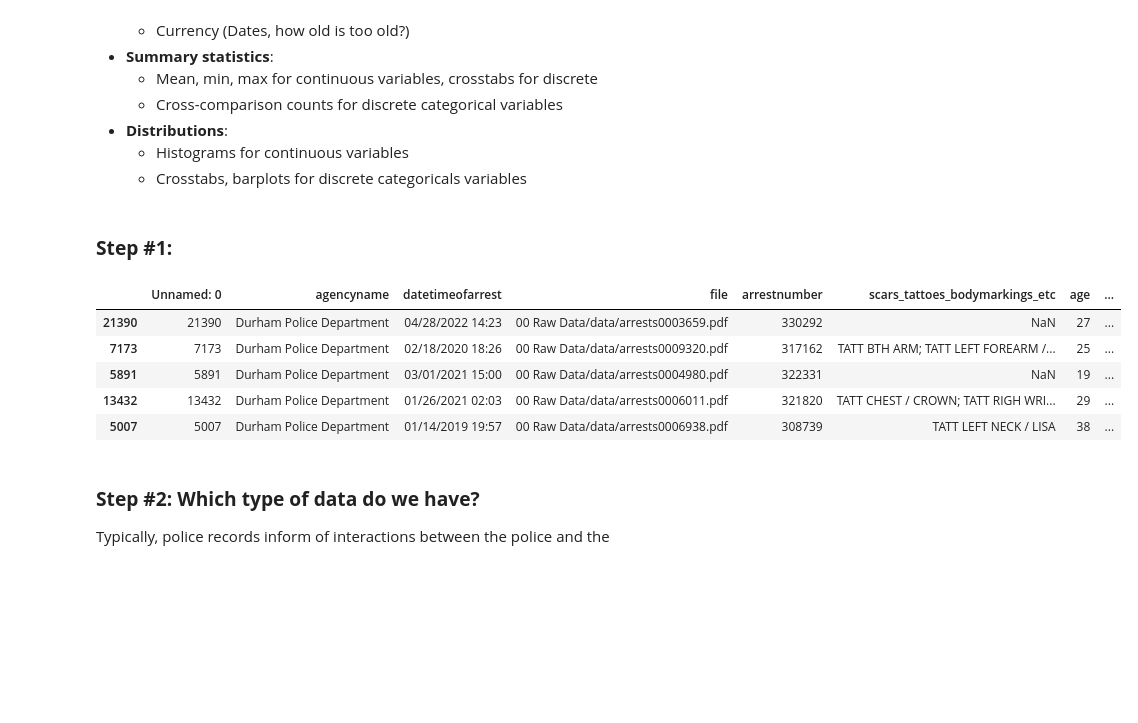
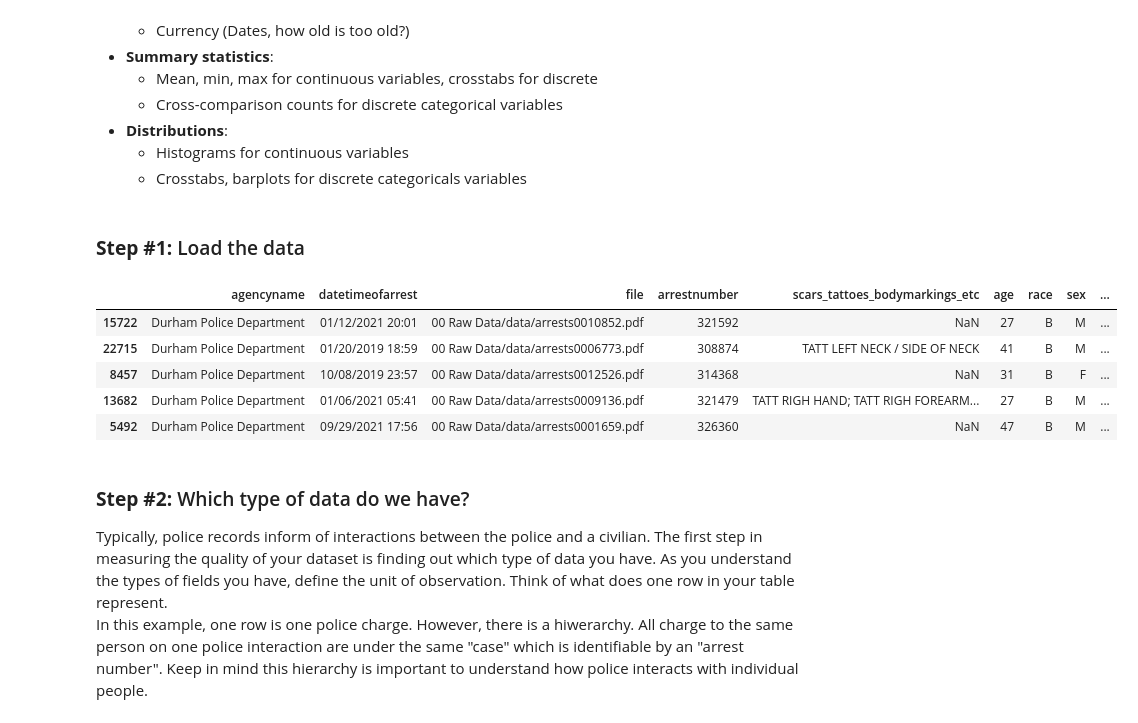
Before and after one commit to clarissaache/Small-Town-Policing-Accountability-Data-2022, a Jupyter notebook: 20 Analysis/eda_quality.ipynb, the cells around one changed output. Cells and saved outputs as stored; diff of their text form; code cells hidden in the pictures; blank space fills up the shorter version.

```diff
--- a/20 Analysis/eda_quality.ipynb
+++ b/20 Analysis/eda_quality.ipynb
@@ -17,26 +17,35 @@ This document contains sample code and instructions on how to evaluate the condi
     - Histograms for continuous variables
     - Crosstabs, barplots for discrete categoricals variables
 # %% [markdown]
-### **Step #1:**
+### **Step #1:** Load the data
 # %%
 # Load that data in table format:
 # https://www.practicaldatascience.org/html/pandas_series.html offers a quick tutorial on how to use the Pandas library if you are not familiar.
 # The most common table data format is csv (comma separated values).
 # Other common functions you may use to load the data are: pd.read_excel, pd.read_stata.
 
 import pandas as pd
-arrests = pd.read_csv('/Users/clarissaache/Documents/Data+/Small-Town-Policing-Accountability-Data-2022/10 Clean Data/arrests_charges.csv')
+
+pd.set_option("display.max_columns", 500)
+pd.set_option("display.max_rows", 500)
+
+arrests = pd.read_csv(
+    "/Users/clarissaache/Documents/Data+/Small-Town-Policing-Accountability-Data-2022/10 Clean Data/arrests_charges.csv",
+    index_col=[0],
+)
 
 # Take a first look:
-pd.set_option('display.max_rows', None)
+pd.set_option("display.max_rows", None)
 arrests.sample(5)
 # %% [output]
-|  | Unnamed: 0 | agencyname | datetimeofarrest | file | arrestnumber | scars_tattoes_bodymarkings_etc | age | ... |
-| 21390 | 21390 | Durham Police Department | 04/28/2022 14:23 | 00 Raw Data/data/arrests0003659.pdf | 330292 | NaN | 27 | ... |
-| 7173 | 7173 | Durham Police Department | 02/18/2020 18:26 | 00 Raw Data/data/arrests0009320.pdf | 317162 | TATT BTH ARM; TATT LEFT FOREARM /... | 25 | ... |
-| 5891 | 5891 | Durham Police Department | 03/01/2021 15:00 | 00 Raw Data/data/arrests0004980.pdf | 322331 | NaN | 19 | ... |
-| 13432 | 13432 | Durham Police Department | 01/26/2021 02:03 | 00 Raw Data/data/arrests0006011.pdf | 321820 | TATT CHEST / CROWN; TATT RIGH WRI... | 29 | ... |
-| 5007 | 5007 | Durham Police Department | 01/14/2019 19:57 | 00 Raw Data/data/arrests0006938.pdf | 308739 | TATT LEFT NECK / LISA | 38 | ... |
+|  | agencyname | datetimeofarrest | file | arrestnumber | scars_tattoes_bodymarkings_etc | age | race | sex | ... |
+| 15722 | Durham Police Department | 01/12/2021 20:01 | 00 Raw Data/data/arrests0010852.pdf | 321592 | NaN | 27 | B | M | ... |
+| 22715 | Durham Police Department | 01/20/2019 18:59 | 00 Raw Data/data/arrests0006773.pdf | 308874 | TATT LEFT NECK / SIDE OF NECK | 41 | B | M | ... |
+| 8457 | Durham Police Department | 10/08/2019 23:57 | 00 Raw Data/data/arrests0012526.pdf | 314368 | NaN | 31 | B | F | ... |
+| 13682 | Durham Police Department | 01/06/2021 05:41 | 00 Raw Data/data/arrests0009136.pdf | 321479 | TATT RIGH HAND; TATT RIGH FOREARM... | 27 | B | M | ... |
+| 5492 | Durham Police Department | 09/29/2021 17:56 | 00 Raw Data/data/arrests0001659.pdf | 326360 | NaN | 47 | B | M | ... |
-# %% [markdown]
-### **Step #2: Which type of data do we have?**
-Typically, police records inform of interactions between the police and the
+# %% [markdown]
+### **Step #2:** Which type of data do we have?
+Typically, police records inform of interactions between the police and a civilian. The first step in measuring the quality of your dataset is finding out which type of data you have.
+As you understand the types of fields you have, define the unit of observation. Think of what does one row in your table represent.<br>
+In this example, one row is one police charge. However, there is a hiwerarchy. All charge to the same person on one police interaction are under the same "case" which is identifiable by an "arrest number". Keep in mind this hierarchy is important to understand how police interacts with individual people.
```
Also changed, not shown: parts of 24 cells of this notebook, 2 other files.
